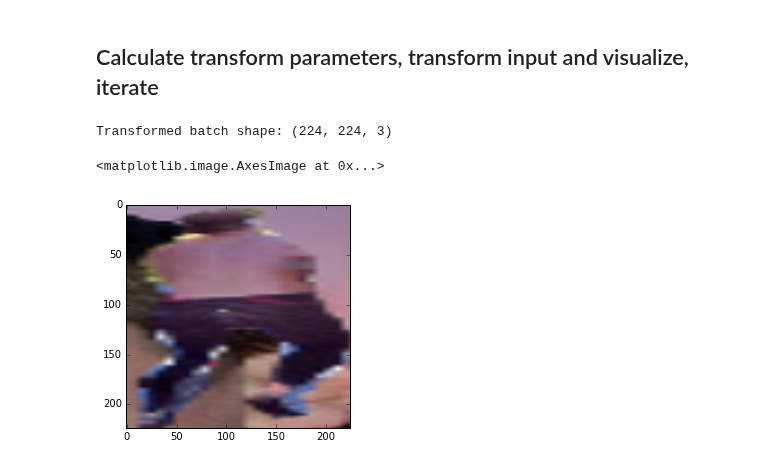
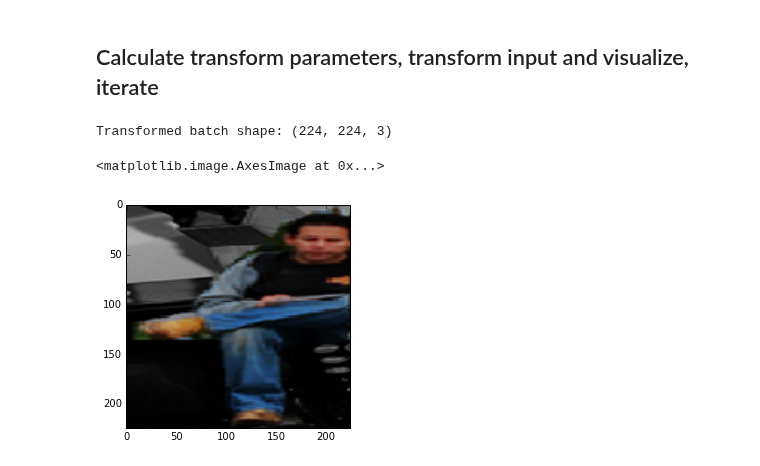
Before and after one commit to jccaicedo/localization-agent, a Jupyter notebook: notebooks/Lasagne Transformer Network Playground.ipynb, the cells around one changed output. Drawn from its saved outputs; the diff is of its cells as text; code cells hidden in the pictures.

```diff
--- a/notebooks/Lasagne Transformer Network Playground.ipynb
+++ b/notebooks/Lasagne Transformer Network Playground.ipynb
@@ -39,7 +39,7 @@ Loading summary from file /home/fmpaezri/repos/localization-agent/summaries/coco
 # %% [markdown]
 ## Create some data and visualize it, iterate
 # %%
-frames, labels = gen.getBatch(1)
+frames, labels, flow = gen.getBatch(1, 0, 60)
 print 'Frame batch shape:', frames.shape
 imshow(frames[0][0].astype(uint8))
 # %% [output]
@@ -73,7 +73,7 @@ print 'Centers shape', Cc.shape
 #Calculate dimensions in scene ref frame
 Ss = (Pc[...,1]-Pc[...,0])[...,:-1]/2
 #Scale to cam ref frame
-Sc = numpy.dot(Acs[:2,:2], Ss.T).T
+Sc = Ss#numpy.dot(Acs[:2,:2], Ss.T).T
 print 'Scaling shape:', Sc.shape
 # %% [output]
 Transformed points shape: (60, 3, 2)
@@ -84,16 +84,16 @@ Scaling shape: (60, 2)
 # %%
 #Initial experiments
 #params = numpy.reshape([Sc[0,1]/2, 0, Cc[0,0], 0, Sc[0,0]/2, Cc[0,1]]*frames.shape[1], (-1, 6))
 #Parameter definition based on box reversing
-params = numpy.stack([Sc[:,1]/2, numpy.zeros((frames.shape[1],)), Cc[:,0], numpy.zeros((frames.shape[1],)), Sc[:,0]/2, Cc[:,1]]).T
+params = numpy.stack([Sc[:,0], numpy.zeros((frames.shape[1],)), Cc[:,0], numpy.zeros((frames.shape[1],)), Sc[:,1], Cc[:,1]]).T
 #Apply transform
 transFrames = transform(frames[0], params)
 print 'Transformed batch shape:', transFrames[0].shape
 imshow(transFrames[0].astype(uint8))
 # %% [output]
 Transformed batch shape: (224, 224, 3)
 <matplotlib.image.AxesImage at 0x...>
-[figure, old version]
+[figure, new version]
 # %%
 outputPath = '/tmp/output.mp4'
 outputSequence = vs.VideoSequence((Image.fromarray(frame.astype(uint8)) for frame in transFrames))
```
Also changed, not shown: parts of 1 cell of this notebook.
